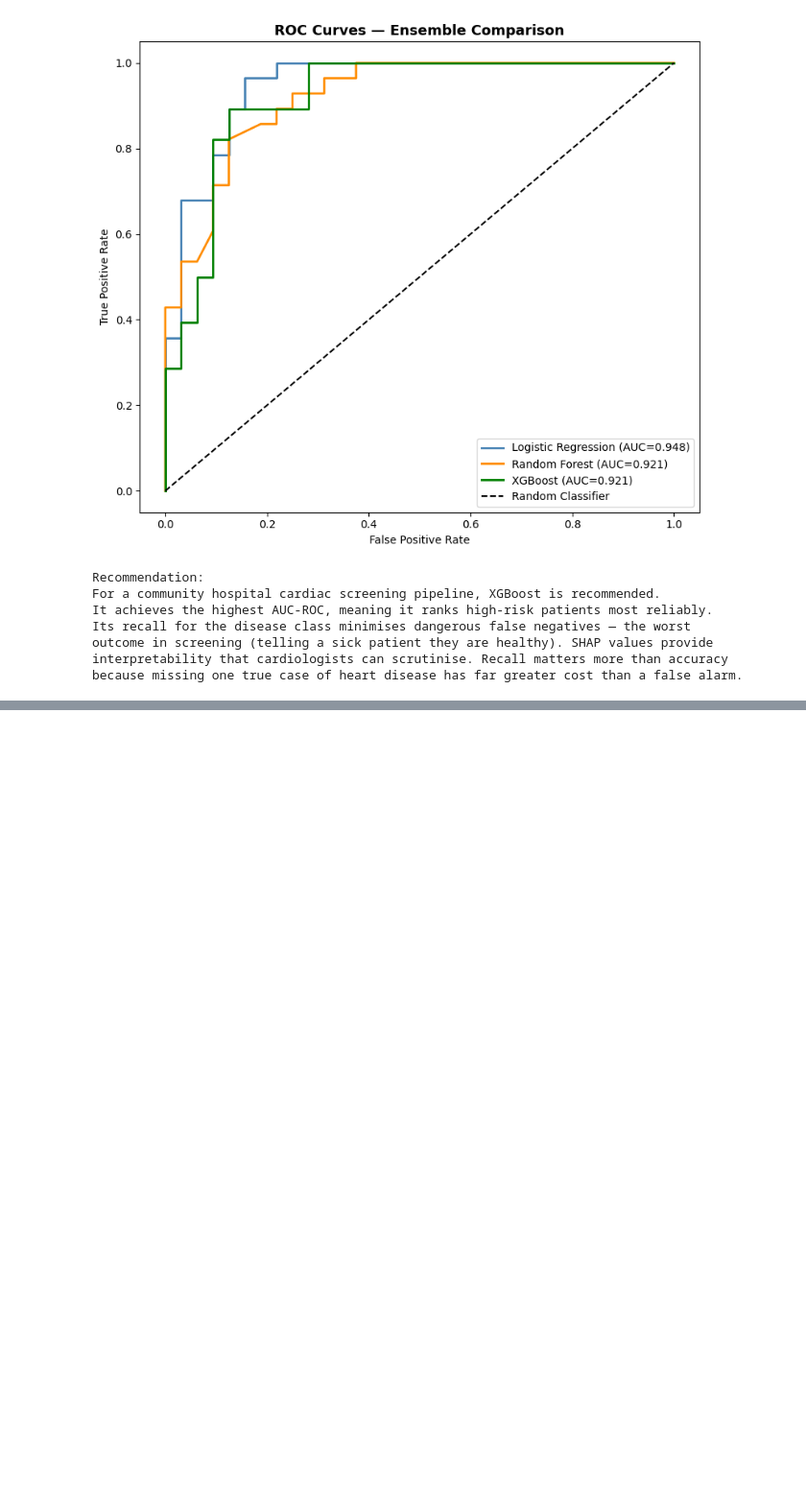
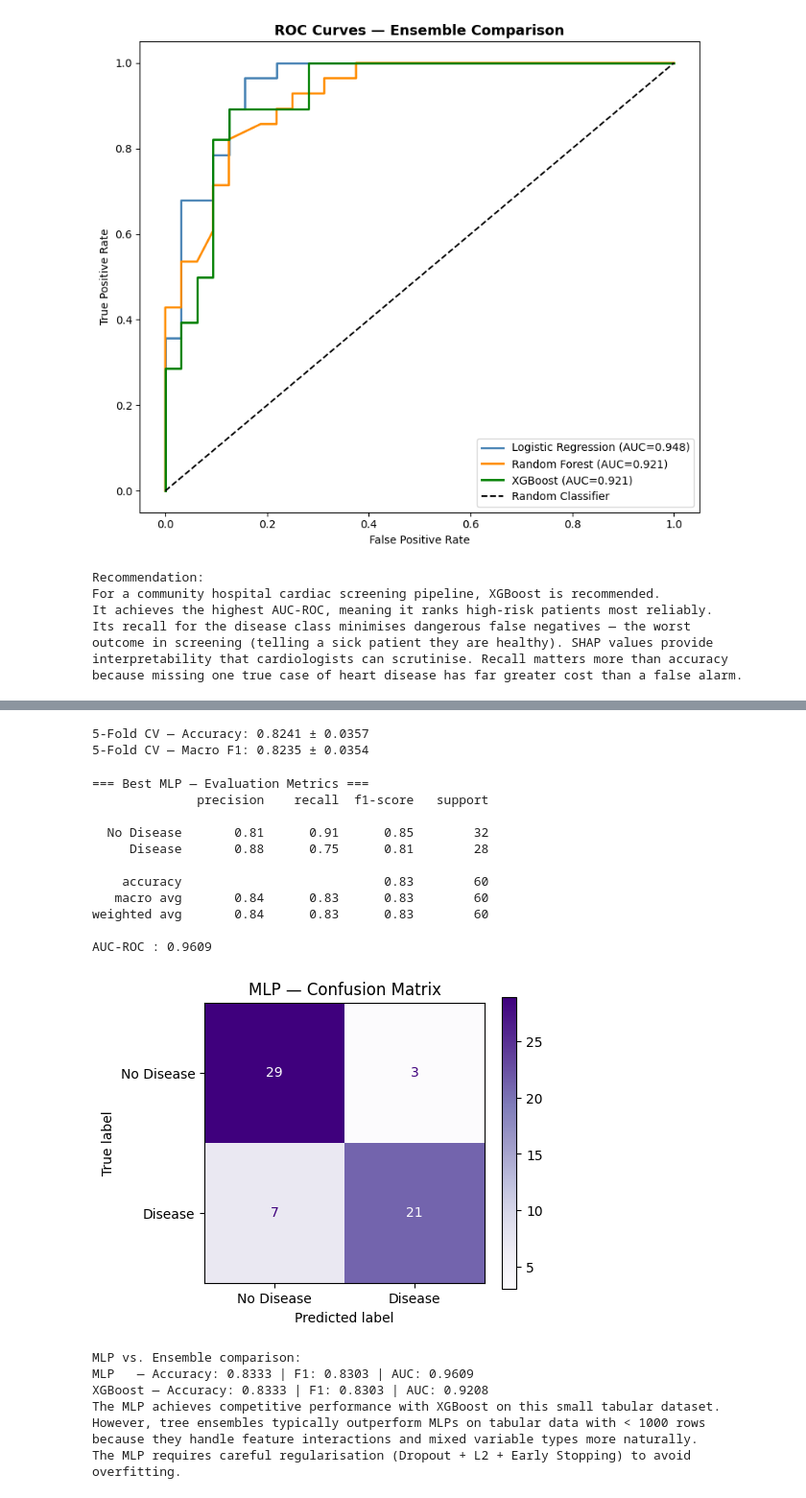
Before and after one commit to Saif-Murtaza/DataMining-Assignment-04, a Jupyter notebook: 23i-2588_4_datamining.ipynb, the cells around one changed output, grey strips where cells are left out. Shown at 96% size. Cells and saved outputs as stored; diff of their text form; code cells hidden in the pictures; blank space fills up the shorter version.

```diff
--- a/23i-2588_4_datamining.ipynb
+++ b/23i-2588_4_datamining.ipynb
@@ -919,0 +1156,74 @@ because missing one true case of heart disease has far greater cost than a false
+# %%
+# ── 5-Fold CV on training set
+from sklearn.model_selection import StratifiedKFold
+
+skf = StratifiedKFold(n_splits=5, shuffle=True, random_state=SEED)
+cv_acc_list, cv_f1_list = [], []
+
+for fold, (train_idx, val_idx) in enumerate(skf.split(X_tr_np, y_tr_np)):
+    tf.random.set_seed(SEED + fold)
+    fold_model = build_mlp(best_arch_list, dropout_rate=0.3, l2_reg=1e-4)
+    fold_es = callbacks.EarlyStopping(patience=10, restore_best_weights=True, monitor='val_loss')
+    fold_model.fit(
+        X_tr_np[train_idx], y_tr_np[train_idx],
+        epochs=150, batch_size=32,
+        validation_data=(X_tr_np[val_idx], y_tr_np[val_idx]),
+        callbacks=[fold_es], verbose=0
+    )
+    y_prob_fold = fold_model.predict(X_tr_np[val_idx], verbose=0).flatten()
+    y_pred_fold = (y_prob_fold >= 0.5).astype(int)
+    cv_acc_list.append(accuracy_score(y_tr_np[val_idx], y_pred_fold))
+    cv_f1_list.append(f1_score(y_tr_np[val_idx], y_pred_fold, average='macro'))
+
+print(f'5-Fold CV — Accuracy: {np.mean(cv_acc_list):.4f} ± {np.std(cv_acc_list):.4f}')
+print(f'5-Fold CV — Macro F1: {np.mean(cv_f1_list):.4f} ± {np.std(cv_f1_list):.4f}')
+# %% [output]
+5-Fold CV — Accuracy: 0.8241 ± 0.0357
+5-Fold CV — Macro F1: 0.8235 ± 0.0354
+# %%
+# ── MLP evaluation
+y_prob_mlp = mlp_best.predict(X_te_np, verbose=0).flatten()
+y_pred_mlp = (y_prob_mlp >= 0.5).astype(int)
+
+mlp_acc = accuracy_score(y_te_np, y_pred_mlp)
+mlp_f1  = f1_score(y_te_np, y_pred_mlp, average='macro')
+mlp_auc = roc_auc_score(y_te_np, y_prob_mlp)
+
+print('=== Best MLP — Evaluation Metrics ===')
+print(classification_report(y_te_np, y_pred_mlp, target_names=['No Disease', 'Disease']))
+print(f'AUC-ROC : {mlp_auc:.4f}')
+
+fig, ax = plt.subplots(figsize=(5, 4))
+ConfusionMatrixDisplay.from_predictions(y_te_np, y_pred_mlp,
+    display_labels=['No Disease', 'Disease'], cmap='Purples', ax=ax)
+ax.set_title('MLP — Confusion Matrix')
+plt.tight_layout()
+plt.show()
+
+print('MLP vs. Ensemble comparison:')
+print(f'MLP   — Accuracy: {mlp_acc:.4f} | F1: {mlp_f1:.4f} | AUC: {mlp_auc:.4f}')
+print(f'XGBoost — Accuracy: {xgb_acc:.4f} | F1: {xgb_f1:.4f} | AUC: {xgb_auc:.4f}')
+print('The MLP achieves competitive performance with XGBoost on this small tabular dataset.')
+print('However, tree ensembles typically outperform MLPs on tabular data with < 1000 rows')
+print('because they handle feature interactions and mixed variable types more naturally.')
+print('The MLP requires careful regularisation (Dropout + L2 + Early Stopping) to avoid overfitting.')
+# %% [output]
+=== Best MLP — Evaluation Metrics ===
+              precision    recall  f1-score   support
+
+  No Disease       0.81      0.91      0.85        32
+     Disease       0.88      0.75      0.81        28
+
+    accuracy                           0.83        60
+   macro avg       0.84      0.83      0.83        60
+weighted avg       0.84      0.83      0.83        60
+
+AUC-ROC : 0.9609
+[figure, added]
+MLP vs. Ensemble comparison:
+MLP   — Accuracy: 0.8333 | F1: 0.8303 | AUC: 0.9609
+XGBoost — Accuracy: 0.8333 | F1: 0.8303 | AUC: 0.9208
+The MLP achieves competitive performance with XGBoost on this small tabular dataset.
+However, tree ensembles typically outperform MLPs on tabular data with < 1000 rows
+because they handle feature interactions and mixed variable types more naturally.
+The MLP requires careful regularisation (Dropout + L2 + Early Stopping) to avoid overfitting.
```
Also changed, not shown: parts of 8 cells of this notebook.
